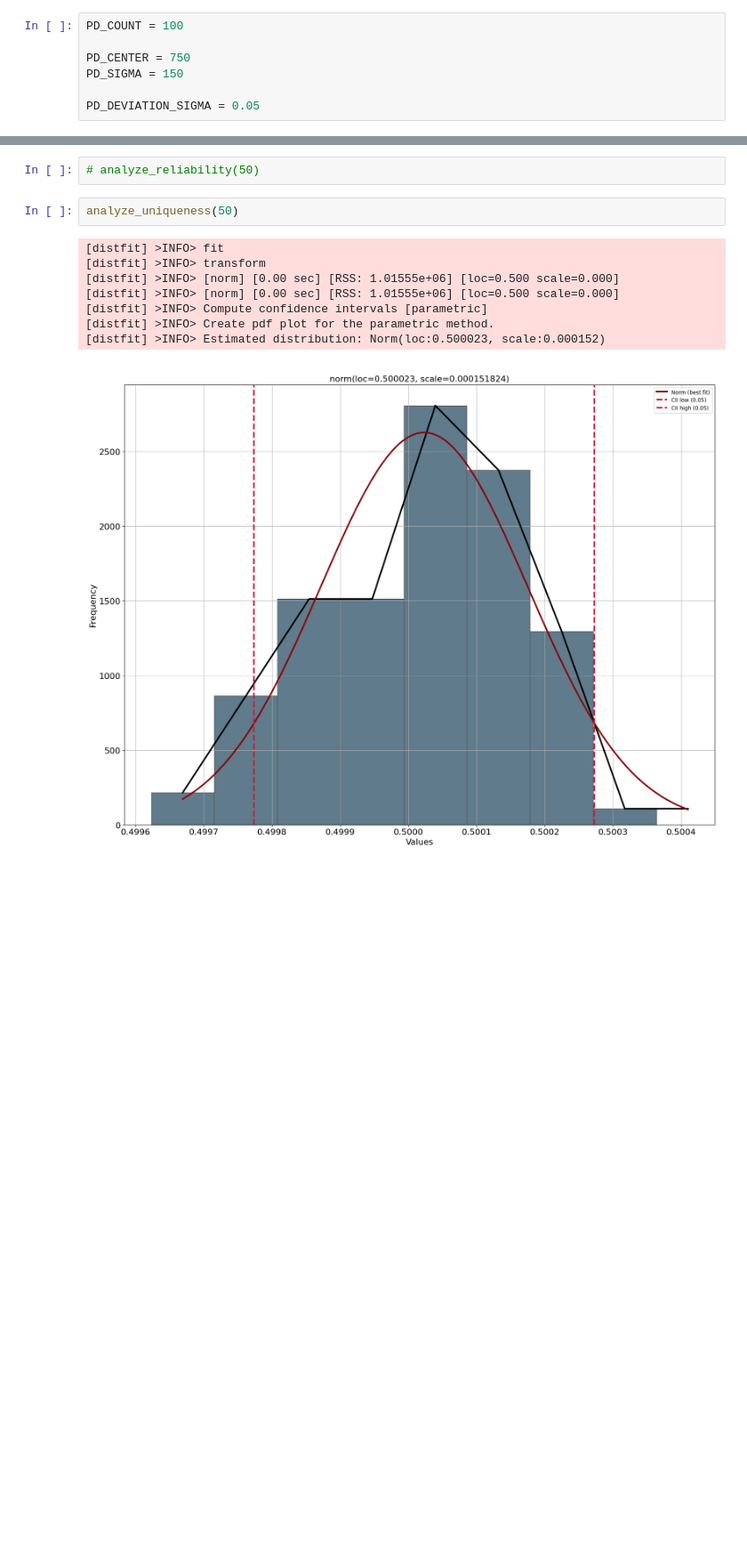
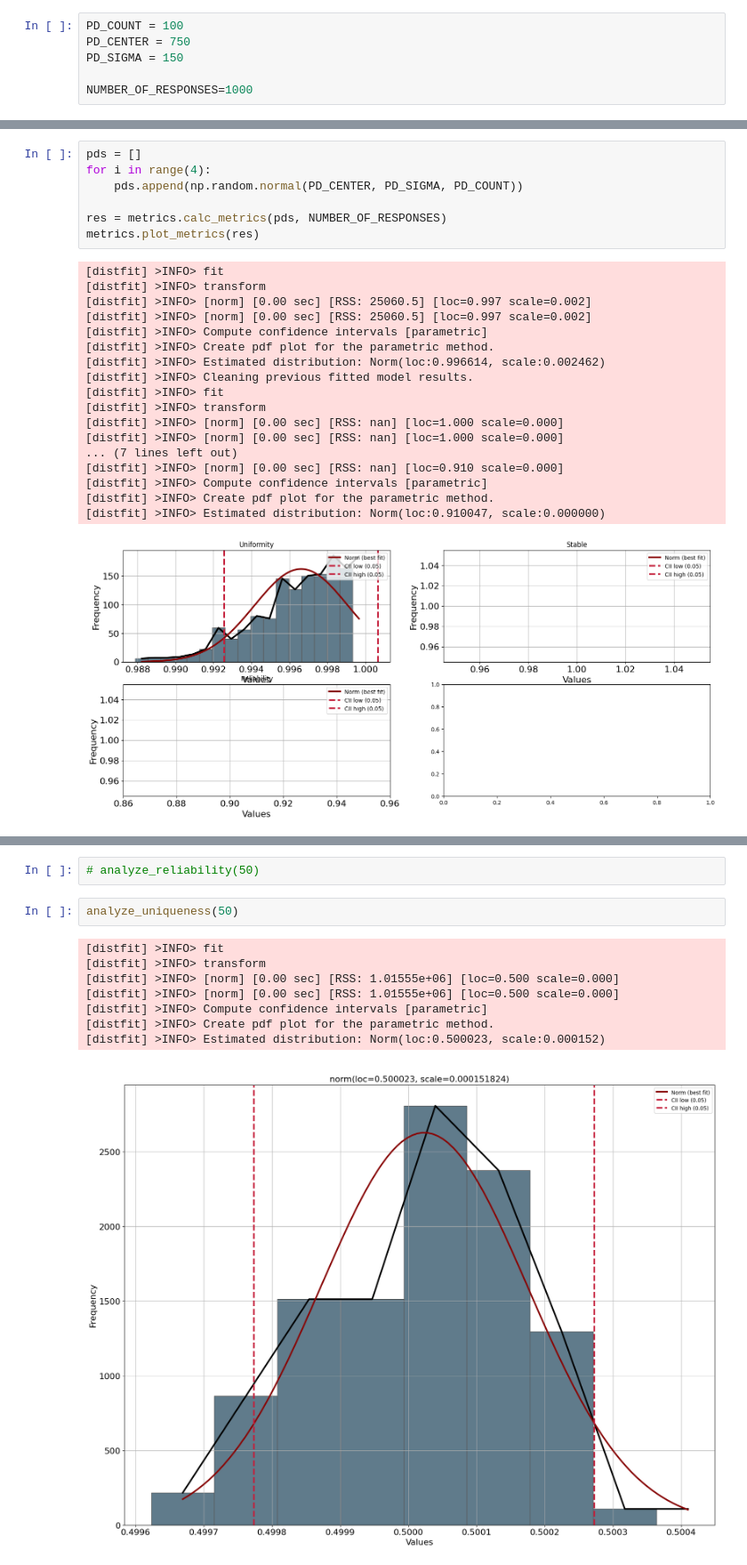
Before and after one commit to Katletos/diploma, a Jupyter notebook: puf.ipynb, the cells around one changed output, grey strips where cells are left out. Shown at 89% size. Saved outputs shown, nothing was run; the diff lists cells and outputs as text; blank space fills up the shorter version.

```diff
--- a/puf.ipynb
+++ b/puf.ipynb
@@ -7,7 +9,6 @@ from distfit import distfit
 # %%
 PD_COUNT = 100
-
 PD_CENTER = 750
 PD_SIGMA = 150
 
-PD_DEVIATION_SIGMA = 0.05
+NUMBER_OF_RESPONSES=1000
@@ -69 +15,27 @@ def calc_stable(responses: list) -> float:
+# %%
+pds = []
+for i in range(4):
+    pds.append(np.random.normal(PD_CENTER, PD_SIGMA, PD_COUNT))
+
+res = metrics.calc_metrics(pds, NUMBER_OF_RESPONSES)
+metrics.plot_metrics(res)
+# %% [output]
+[distfit] >INFO> fit
+[distfit] >INFO> transform
+[distfit] >INFO> [norm] [0.00 sec] [RSS: 25060.5] [loc=0.997 scale=0.002]
+[distfit] >INFO> [norm] [0.00 sec] [RSS: 25060.5] [loc=0.997 scale=0.002]
+[distfit] >INFO> Compute confidence intervals [parametric]
+[distfit] >INFO> Create pdf plot for the parametric method.
+[distfit] >INFO> Estimated distribution: Norm(loc:0.996614, scale:0.002462)
+[distfit] >INFO> Cleaning previous fitted model results.
+[distfit] >INFO> fit
+[distfit] >INFO> transform
+[distfit] >INFO> [norm] [0.00 sec] [RSS: nan] [loc=1.000 scale=0.000]
+[distfit] >INFO> [norm] [0.00 sec] [RSS: nan] [loc=1.000 scale=0.000]
+... (7 lines left out)
+[distfit] >INFO> [norm] [0.00 sec] [RSS: nan] [loc=0.910 scale=0.000]
+[distfit] >INFO> Compute confidence intervals [parametric]
+[distfit] >INFO> Create pdf plot for the parametric method.
+[distfit] >INFO> Estimated distribution: Norm(loc:0.910047, scale:0.000000)
+[figure, added]
 # %%
```
Also changed, not shown: parts of 8 cells of this notebook, 1 other file.
